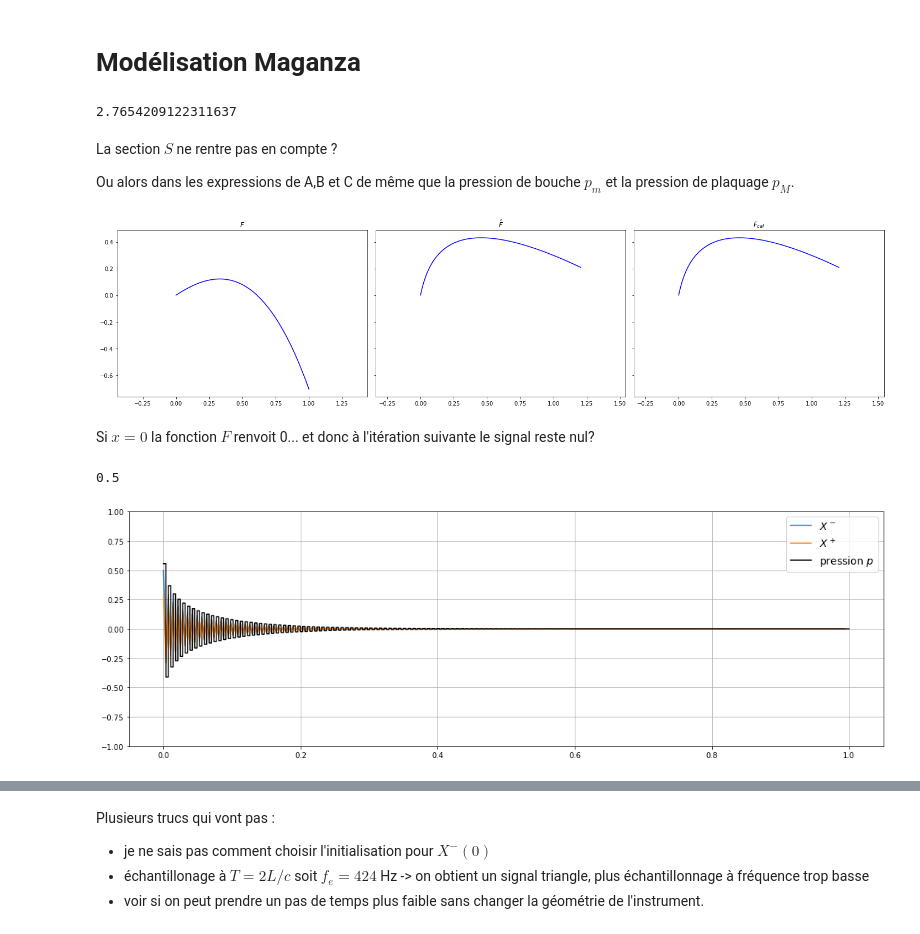
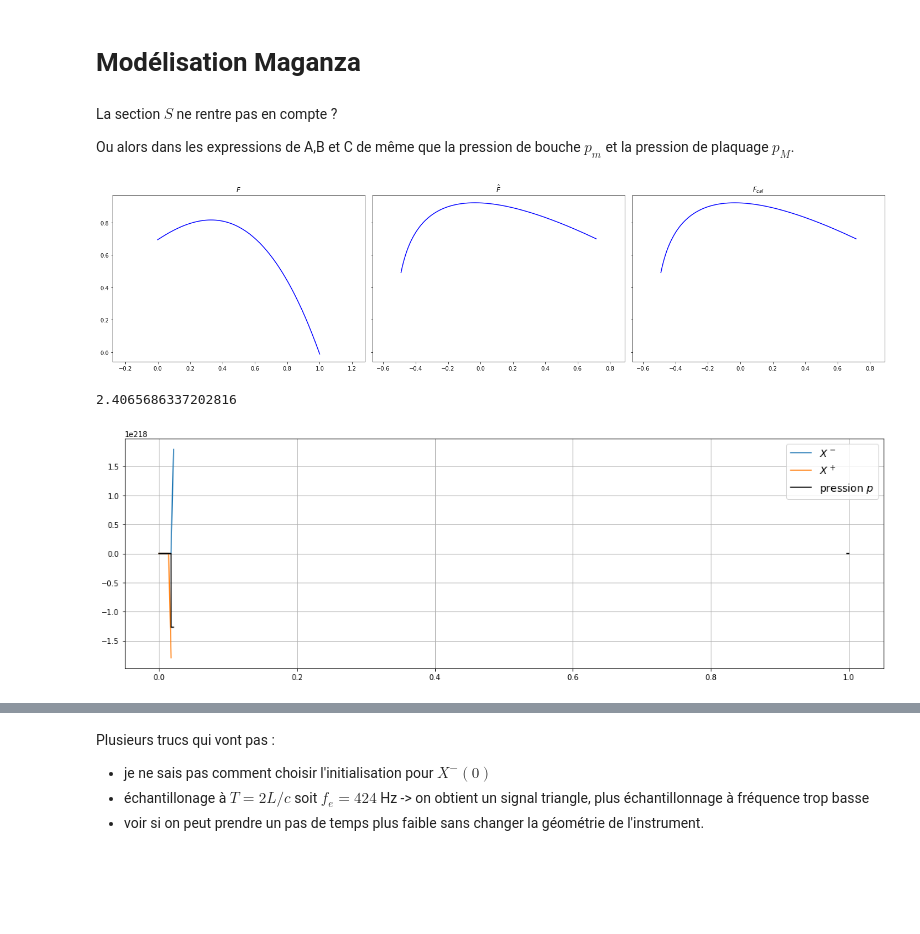
Before and after one commit to ClementineBerger/Auto-oscillations, a Jupyter notebook: Modélisations physique/maganza.ipynb, the cells around one changed output, grey strips where cells are left out. Drawn from its saved outputs; the diff is of its cells as text; code cells hidden in the pictures; blank space fills up the shorter version.

```diff
--- a/Modélisations physique/maganza.ipynb
+++ b/Modélisations physique/maganza.ipynb
@@ -27,24 +27,21 @@ fe = 1/T  #il faudra suréchantillonner ? temps très court....
 Z0 = rho*c
 eps = 0.05
 
-xi = W*H/Sc*np.sqrt(2*gamma_air*rho/pM)
-
-print(xi)
+zeta = W*H/Sc*np.sqrt(2*gamma_air*rho/pM)
 
 gamma = 0.7  #contrôle : rapport pm/pM
 
-def coeffs(gamma,xi):
-    A = xi*(2 * gamma - 1) / 2 /np.sqrt(gamma)
-    B = -xi*(3*gamma-1)/8/gamma**(3/2)
-    C = -xi*(gamma +1)/16/gamma**(5/2)
-    return A,B,C
+def coeffs(gamma,zeta):
+    F0 = zeta*(1-gamma)*np.sqrt(gamma)
+    A = zeta*(2 * gamma - 1) / 2 /np.sqrt(gamma)
+    B = -zeta*(3*gamma-1)/8/gamma**(3/2)
+    C = -zeta*(gamma +1)/16/gamma**(5/2)
+    return F0,A,B,C
 
 t_max = 1  #s
 fe = 44100 #Hz
 compute_time = np.arange(int(t_max/T))*T
 time_sim = np.arange(int(t_max*fe))/fe
-# %% [output]
-2.7654209122311637
 # %% [markdown]
 La section $S$ ne rentre pas en compte ?
 
@@ -52,35 +49,35 @@ Ou alors dans les expressions de A,B et C de même que la pression de bouche $p_
 # %%
 ### Définition des fonctions
 
-def F(p,A,B,C):
+def F(p,F0,A,B,C):
     "Relation de couplage : u = F(p)"
-    return A*p+B*p**2+C*p**3
+    return F0+A*p+B*p**2+C*p**3
 
-def Fhat(x,A,B,C):
+def Fhat(x,F0,A,B,C):
     theta = np.pi/4
     rotation_matrix = np.array([[np.cos(theta), -np.sin(theta)],[np.sin(theta), np.cos(theta)]])
-    y = F(x,A,B,C)
+    y = F(x,F0,A,B,C)
     X = rotation_matrix @ np.array([[x],[y]])
     return X
 
-def Fcal(x,A,B,C,eps,Z0):
-    X = Fhat(x,A,B,C)
+def Fcal(x,F0,A,B,C,eps,Z0):
+    X = Fhat(x,F0,A,B,C)
     return X[1]*(Z0-eps)/(Z0+eps)
 
 gamma = 0.7
-A,B,C = coeffs(gamma,xi)
+F0,A,B,C = coeffs(gamma,xi)
 
 x = np.linspace(0,1,200)
-y = F(x,A,B,C)
+y = F(x,F0,A,B,C)
 
 Fchapeau = np.zeros_like(x)
 Fcaligraphie = np.zeros_like(x)
 xprime = np.zeros_like(x)
 for i in range(len(x)):
-    X = Fhat(x[i],A,B,C)
+    X = Fhat(x[i],F0,A,B,C)
     Fchapeau[i] = X[1]
     xprime[i] = X[0]
-    Fcaligraphie[i] = Fcal(x[i],A,B,C,eps,Z0)
+    Fcaligraphie[i] = Fcal(x[i],F0,A,B,C,eps,Z0)
 
 fig, axs = plt.subplots(1,3,figsize=(20,5),sharey=True)
 
@@ -96,9 +93,7 @@ axs[2].axis('equal')
 
 fig.tight_layout()
 # %% [output]
-[figure, old version]
+[figure, new version]
-# %% [markdown]
-Si $x=0$ la fonction $F$ renvoit 0... et donc à l'itération suivante le signal reste nul?
 # %%
 ### Initialisation
 Ncompute = len(compute_time)
@@ -108,46 +103,50 @@ Xmoins_compute = np.zeros(Ncompute)
 Xplus_compute = np.zeros(Ncompute)
 
 gamma = 0.6
-A,B,C = coeffs(gamma,xi)
-
-p0 = pM*gamma
+F0,A,B,C = coeffs(gamma,zeta)
 
 # Initialisation
 
-Xmoins_compute[0] = 0.5#(p0 - Z0*F(p0,A,B,C))/np.sqrt(2)
+p0 = F0/(1-A)
+u0 =  F(p0,F0,A,B,C)
+
+Xmoins_compute[0] = (p0 - u0)/np.sqrt(2)
+Xplus_compute[0] =
 print(Xmoins_compute[0])
-X = Fhat(Xmoins_compute[0],A,B,C)
+X = Fhat(Xmoins_compute[0],F0,A,B,C)
 Xplus_compute[0] = X[1]
 
+# Calculs
+
 for i in range(1,Ncompute):
-    Xmoins_compute[i] = -Fcal(Xmoins_compute[i-1],A,B,C,eps,Z0)
-    X = Fhat(Xmoins_compute[i],A,B,C)
+    Xmoins_compute[i] = -Fcal(Xmoins_compute[i-1],F0,A,B,C,eps,Z0)
+    X = Fhat(Xmoins_compute[i],F0,A,B,C)
     Xplus_compute[i] = X[1]
 
 Xmoins = np.zeros(Nsim)
 Xplus = np.zeros(Nsim)
 
 i = 0
 ind = 0
 while i < Nsim and ind < Ncompute :
     Xmoins[i] = Xmoins_compute[ind]
     Xplus[i] = Xplus_compute[ind]
     i+=1
     time = i/fe
     ind = int(time//T)
 
 p = (Xmoins+Xplus)/np.sqrt(2)
 f = (Xmoins-Xplus)/np.sqrt(2)/Z0
 
 plt.figure(figsize=(15,5))
 plt.plot(compute_time,Xmoins_compute,label=r'$X^-$')
 plt.plot(compute_time,Xplus_compute,label=r'$X^+$')
 plt.plot(time_sim,p,color='k',label=r"pression $p$")
 plt.legend(fontsize=14)
 plt.grid()
-plt.ylim(-1,1)
+#plt.ylim(-1,1)
 
 plt.tight_layout()
 # %% [output]
-0.5
+2.4065686337202816
-[figure, old version]
+[figure, new version]
```
Also changed, not shown: parts of 1 cell of this notebook.
